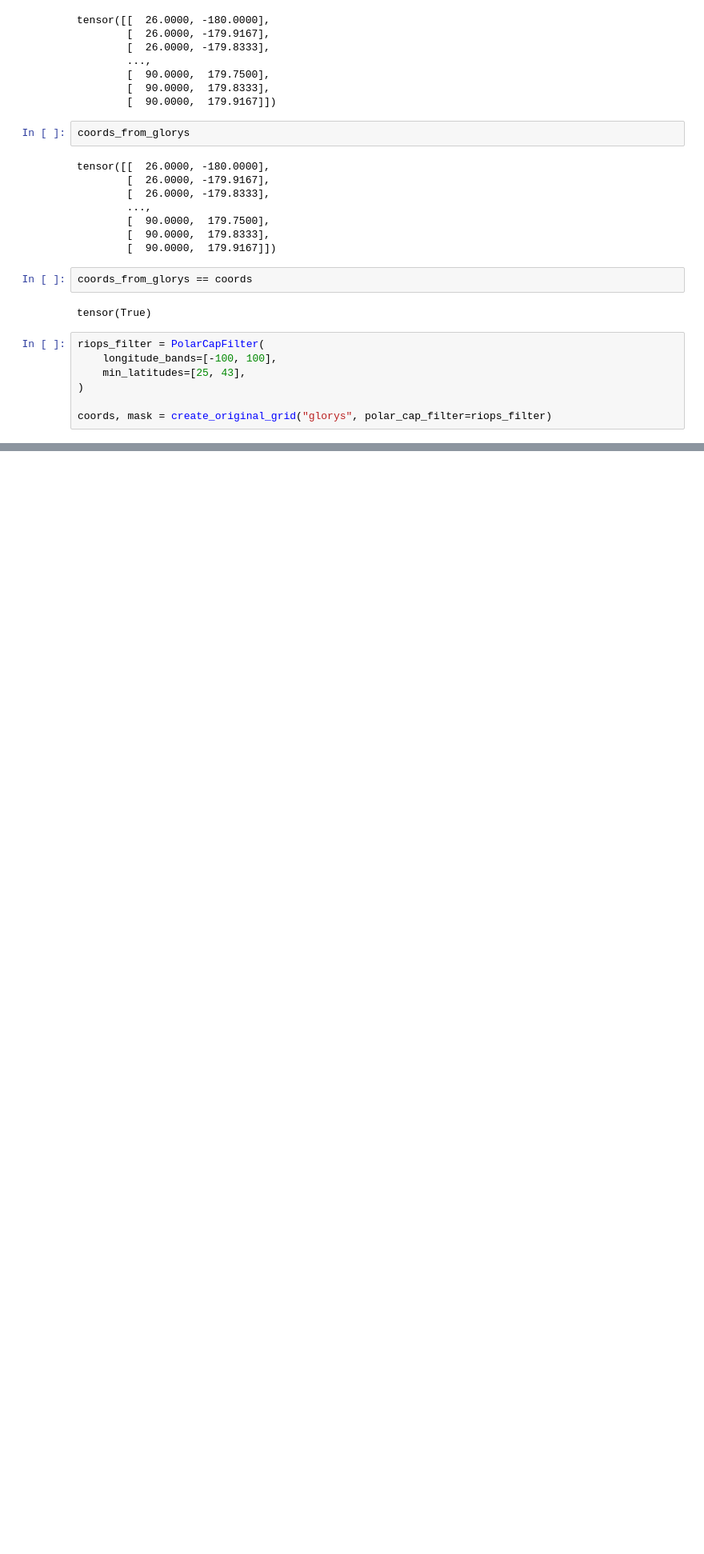
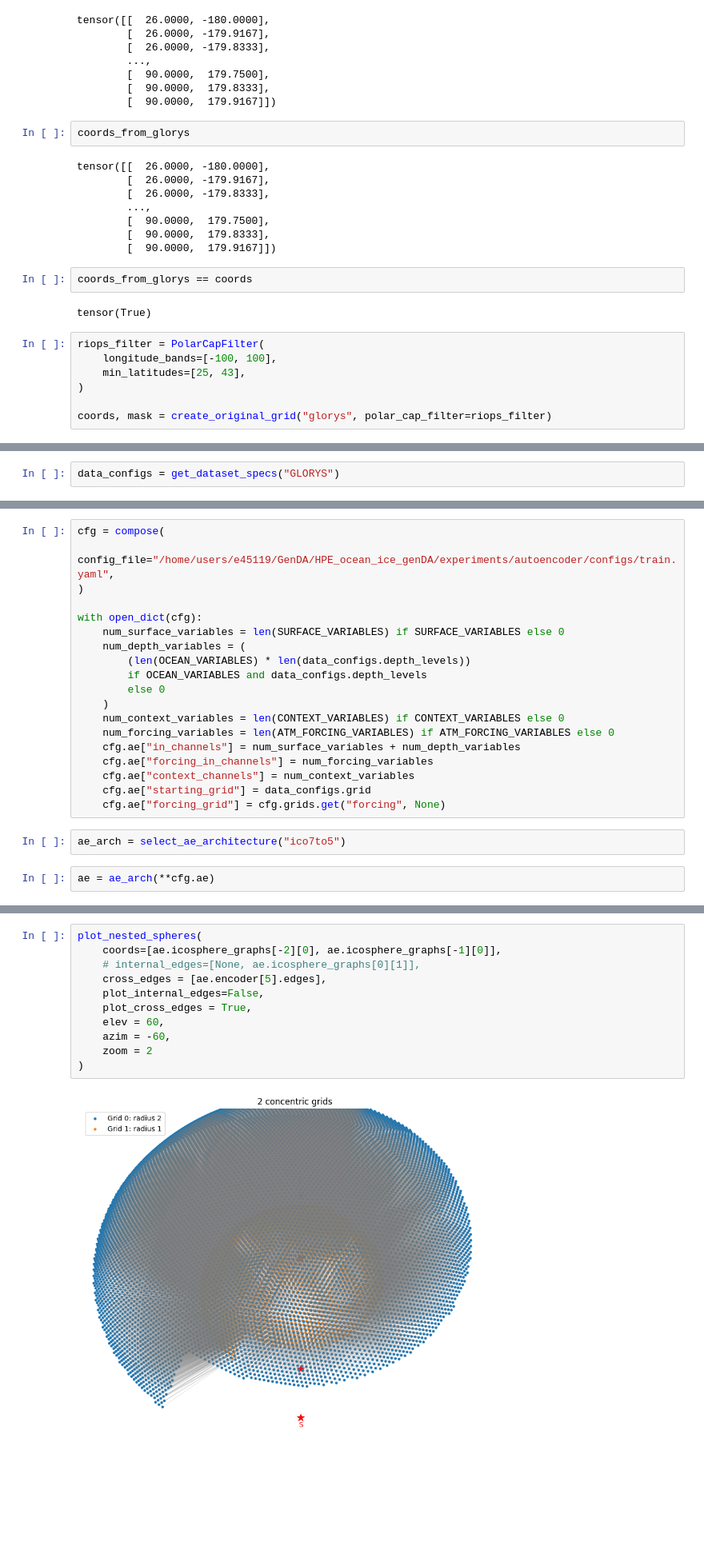
Before and after one commit to ParsaGooya/GenDA-Ocean-Ice, a Jupyter notebook: HPE_ocean_ice_genDA/test.ipynb, the cells around one changed output, grey strips where cells are left out. Shown at 80% size. Drawn from its saved outputs; the diff is of its cells as text; blank space fills up the shorter version.

```diff
--- a/HPE_ocean_ice_genDA/test.ipynb
+++ b/HPE_ocean_ice_genDA/test.ipynb
@@ -261,0 +391,2 @@ coords, mask = create_original_grid("glorys", polar_cap_filter=riops_filter)
+# %%
+data_configs = get_dataset_specs("GLORYS")
@@ -261,0 +428,23 @@ coords, mask = create_original_grid("glorys", polar_cap_filter=riops_filter)
+# %%
+cfg = compose(
+    config_file="/home/users/e45119/GenDA/HPE_ocean_ice_genDA/experiments/autoencoder/configs/train.yaml",
+)
+
+with open_dict(cfg):
+    num_surface_variables = len(SURFACE_VARIABLES) if SURFACE_VARIABLES else 0
+    num_depth_variables = (
+        (len(OCEAN_VARIABLES) * len(data_configs.depth_levels))
+        if OCEAN_VARIABLES and data_configs.depth_levels
+        else 0
+    )
+    num_context_variables = len(CONTEXT_VARIABLES) if CONTEXT_VARIABLES else 0
+    num_forcing_variables = len(ATM_FORCING_VARIABLES) if ATM_FORCING_VARIABLES else 0
+    cfg.ae["in_channels"] = num_surface_variables + num_depth_variables
+    cfg.ae["forcing_in_channels"] = num_forcing_variables
+    cfg.ae["context_channels"] = num_context_variables
+    cfg.ae["starting_grid"] = data_configs.grid
+    cfg.ae["forcing_grid"] = cfg.grids.get("forcing", None)
+# %%
+ae_arch = select_ae_architecture("ico7to5")
+# %%
+ae = ae_arch(**cfg.ae)
@@ -261,0 +723,13 @@ coords, mask = create_original_grid("glorys", polar_cap_filter=riops_filter)
+# %%
+plot_nested_spheres(
+    coords=[ae.icosphere_graphs[-2][0], ae.icosphere_graphs[-1][0]],
+    # internal_edges=[None, ae.icosphere_graphs[0][1]],
+    cross_edges = [ae.encoder[5].edges],
+    plot_internal_edges=False,
+    plot_cross_edges = True,
+    elev = 60,
+    azim = -60,
+    zoom = 2
+)
+# %% [output]
+[figure, added]
```
Also changed, not shown: parts of 26 cells of this notebook.
